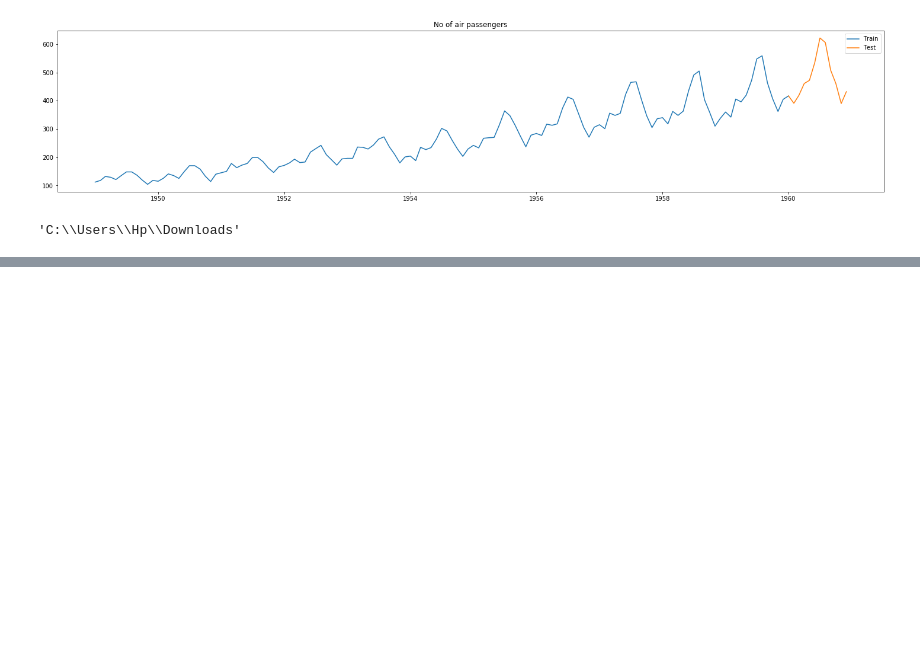
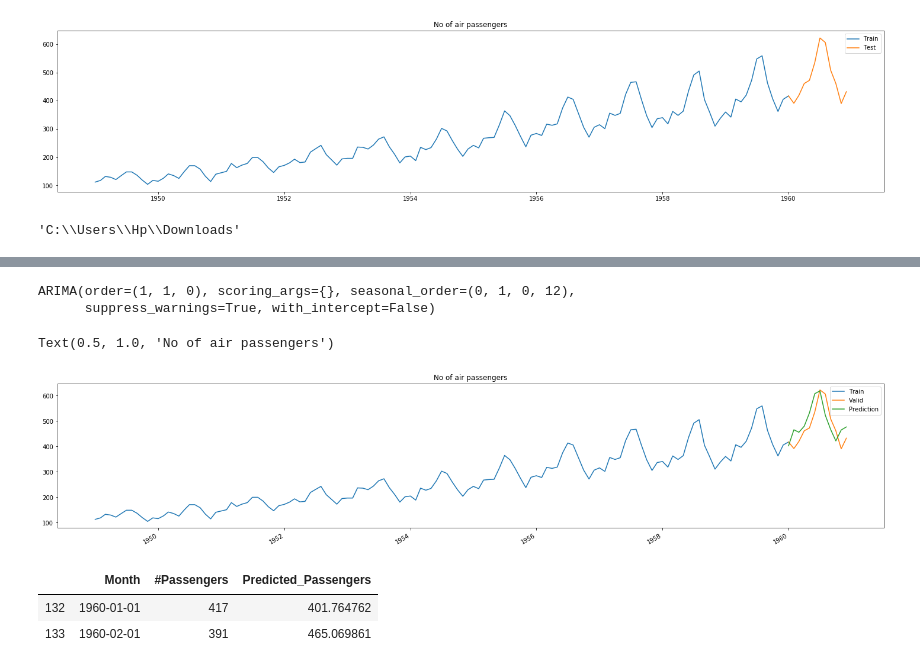
Before and after one commit to sdwivedi29/Time-series---Air-Passenger-Dataset, a Jupyter notebook: Time series - Air Passenger Dataset.ipynb, the cells around one changed output, grey strips where cells are left out. Cells and saved outputs as stored; diff of their text form; code cells hidden in the pictures; blank space fills up the shorter version.

```diff
--- a/Time series - Air Passenger Dataset.ipynb
+++ b/Time series - Air Passenger Dataset.ipynb
@@ -54,3 +61,11 @@ Text(0.5, 1.0, 'No of air passengers')
 pwd
 # %% [output]
 'C:\\Users\\Hp\\Downloads'
+# %%
+model = auto_arima(train['#Passengers'],
+                   seasonal=True,
+                   m=12,
+                   max_p=7, max_d=5, max_q=7,
+                   max_P=4, max_D=4, max_Q=4,
+                   scoring='mse',
+                   trace=True, error_action='ignore', suppress_warnings=True)
@@ -56,0 +89,29 @@ pwd
+# %%
+
+model.fit(train['#Passengers'])
+# %% [output]
+ARIMA(order=(1, 1, 0), scoring_args={}, seasonal_order=(0, 1, 0, 12),
+      suppress_warnings=True, with_intercept=False)
+# %%
+
+# Forecast for testing data
+
+forecast = test.copy()  # Making deep copy
+forecast['Predicted_Passengers'] = model.predict(n_periods= len(test))
+
+fig, ax = plt.subplots(figsize=(25, 5))
+ax.plot(train['Month'], train['#Passengers'], label='Train')
+ax.plot(test['Month'], test['#Passengers'], label='Valid')
+ax.plot(forecast['Month'], forecast['Predicted_Passengers'], label='Prediction')
+fig.autofmt_xdate() # make space for and rotate the x-axis tick labels
+ax.legend()
+ax.set_title('No of air passengers')
+# %% [output]
+Text(0.5, 1.0, 'No of air passengers')
+[figure, added]
+# %%
+forecast.head(2)
+# %% [output]
+|  | Month | #Passengers | Predicted_Passengers |
+| 132 | 1960-01-01 | 417 | 401.764762 |
+| 133 | 1960-02-01 | 391 | 465.069861 |
```
Also changed, not shown: parts of 3 cells of this notebook.
